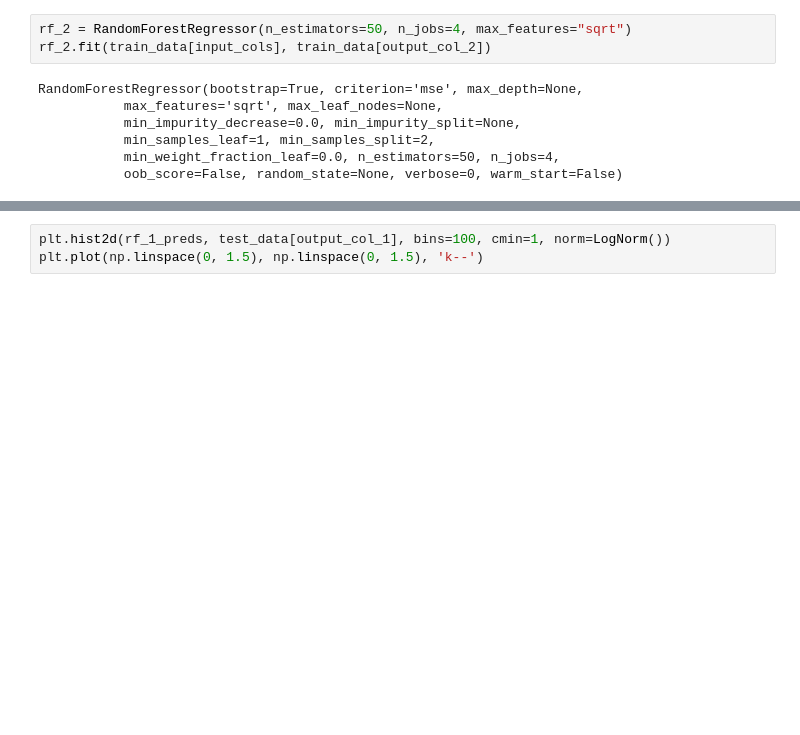
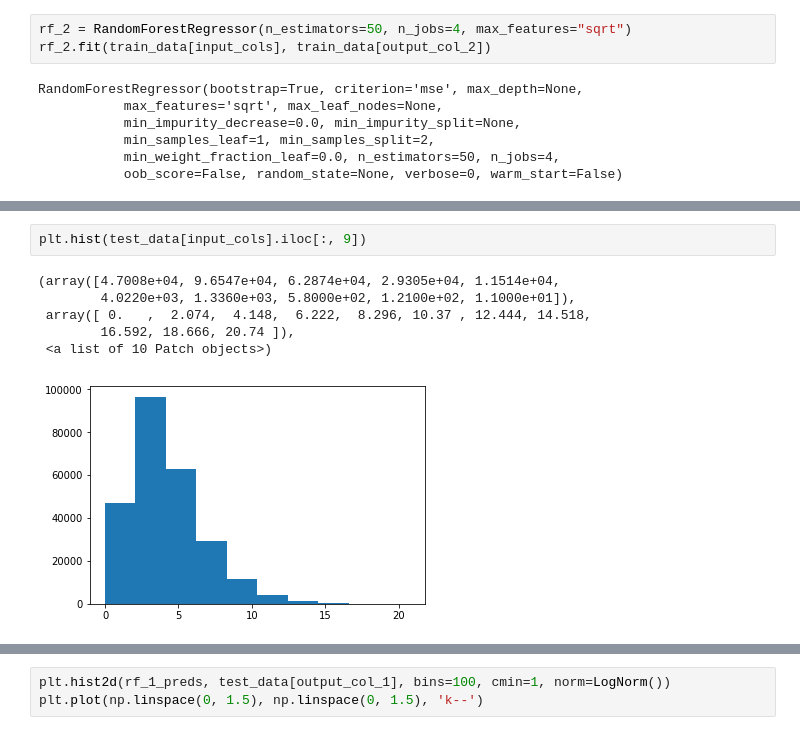
Before and after one commit to NCAR/mlsurfacelayer, a Jupyter notebook: notebooks/Cabauw Random Forests 2.ipynb, the cells around one changed output, grey strips where cells are left out. Cells and saved outputs as stored; diff of their text form; blank space fills up the shorter version.

```diff
--- a/notebooks/Cabauw Random Forests 2.ipynb
+++ b/notebooks/Cabauw Random Forests 2.ipynb
@@ -140,0 +241,9 @@ plt.scatter(rf_1_preds, rf_2_preds)
+# %%
+plt.hist(test_data[input_cols].iloc[:, 9])
+# %% [output]
+(array([4.7008e+04, 9.6547e+04, 6.2874e+04, 2.9305e+04, 1.1514e+04,
+        4.0220e+03, 1.3360e+03, 5.8000e+02, 1.2100e+02, 1.1000e+01]),
+ array([ 0.   ,  2.074,  4.148,  6.222,  8.296, 10.37 , 12.444, 14.518,
+        16.592, 18.666, 20.74 ]),
+ <a list of 10 Patch objects>)
+[figure, added]
```
Also changed, not shown: parts of 24 cells of this notebook.
